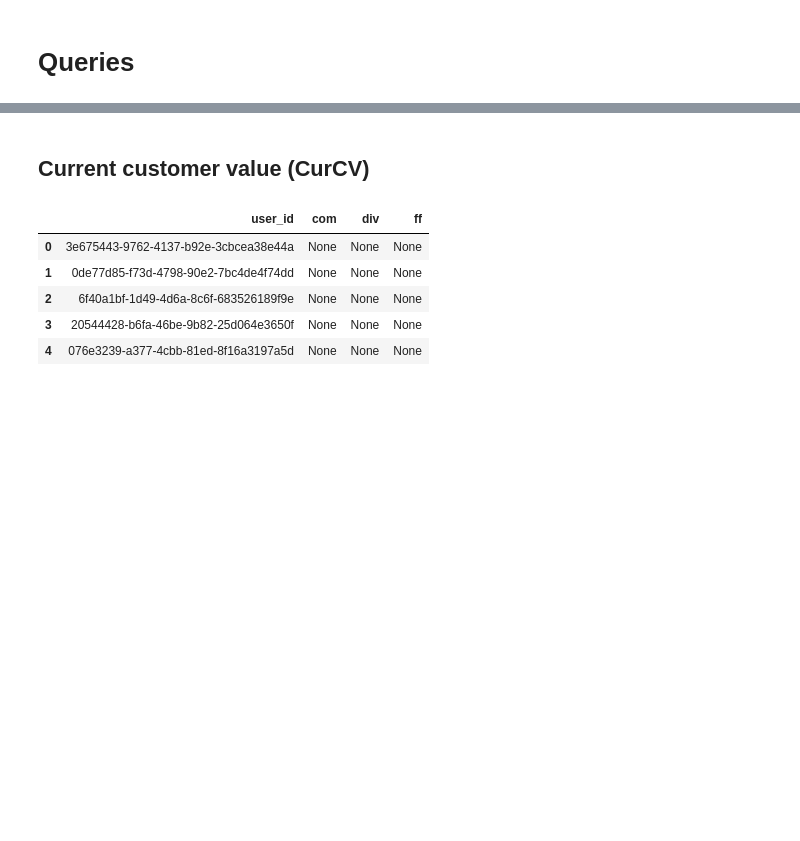
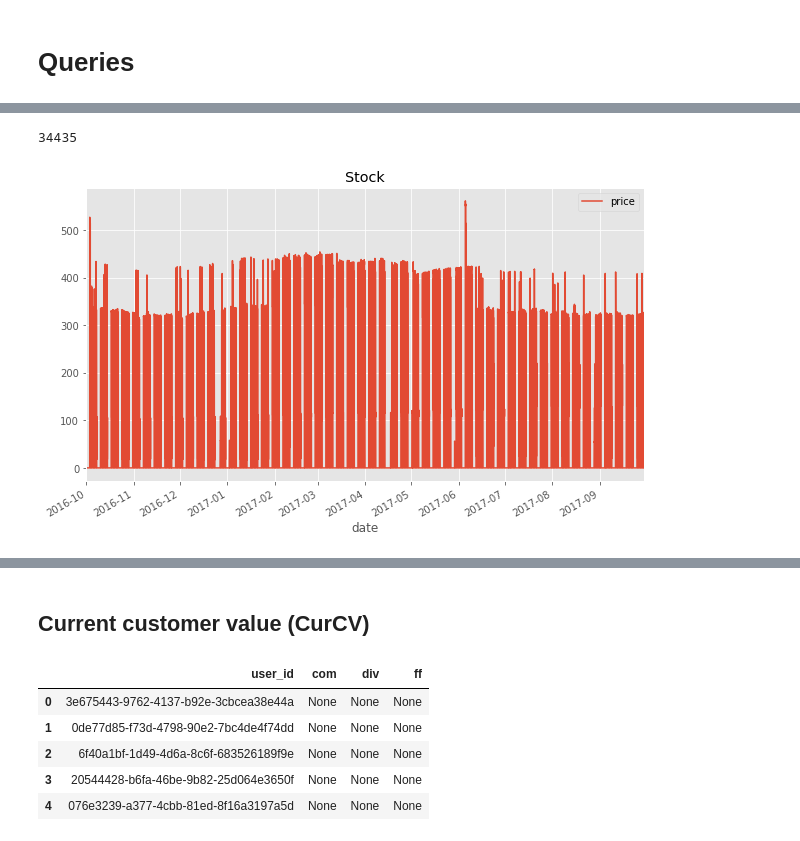
Before and after one commit to josolnik/msc-thesis-bux, a Jupyter notebook: Notebook - Extraction & EDA.ipynb, the cells around one changed output, grey strips where cells are left out. Drawn from its saved outputs; the diff is of its cells as text; code cells hidden in the pictures; blank space fills up the shorter version.

```diff
--- a/Notebook - Extraction & EDA.ipynb
+++ b/Notebook - Extraction & EDA.ipynb
@@ -369,0 +114,16 @@ cube_daily_user.groupby('user_id')['number_of_sessions', 'total_session_duration
+# %%
+cohort_query_ts = """
+
+            SELECT date_trunc('week', report_dts)::date as report_week, report_dts as date, product_type, AVG(close_price)::FLOAT as price
+            FROM reporting.trading_quotes_candlestick
+            LEFT JOIN reporting.products b USING(product_id)
+            WHERE duration = 'ONE_HOUR'
+            AND report_dts BETWEEN '2016-10-01' AND '2017-09-30'
+            GROUP BY 1,2,3
+            ORDER BY 2,3
+
+        """
+cohort_ts = sql_query(cohort_query_ts)
+cohort_ts['price'] = cohort_ts['price'].astype(float)
+# cohort_ts.set_index('date', inplace=True)
+cohort_ts.head()
@@ -369,0 +139,12 @@ cube_daily_user.groupby('user_id')['number_of_sessions', 'total_session_duration
+# %%
+len(cohort_ts)
+# %% [output]
+34435
+# %%
+def plot_asset_class(product_type):
+    cohort_ts[cohort_ts['product_type'] == product_type].set_index('date')[['price']].plot(kind='line', figsize=(10,6), title=product_type);
+# %%
+for product_type in list(cohort_ts['product_type'][2:4].unique()):
+    plot_asset_class(product_type)
+# %% [output]
+[figure, added]
```
Also changed, not shown: parts of 106 cells of this notebook, 5 other files.
